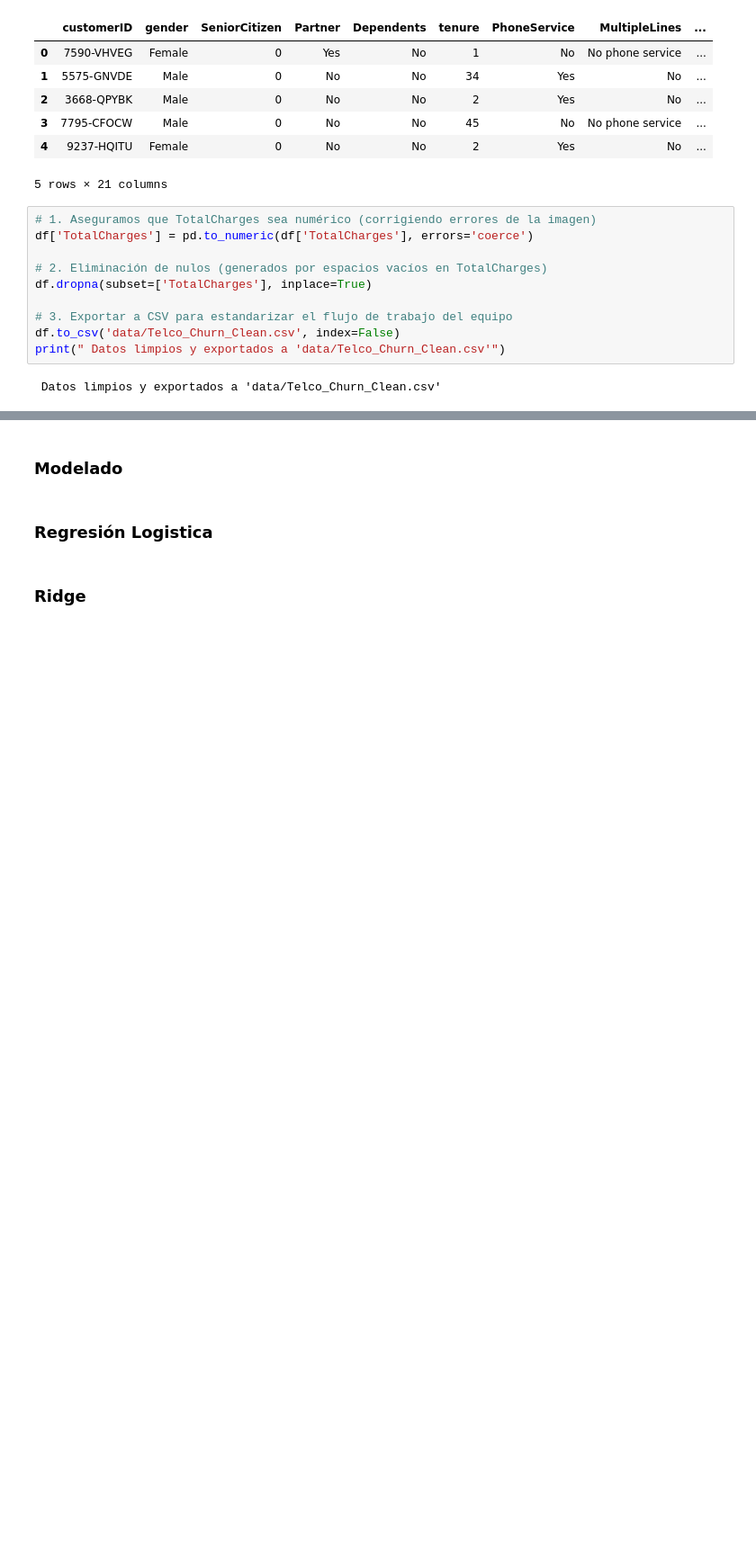
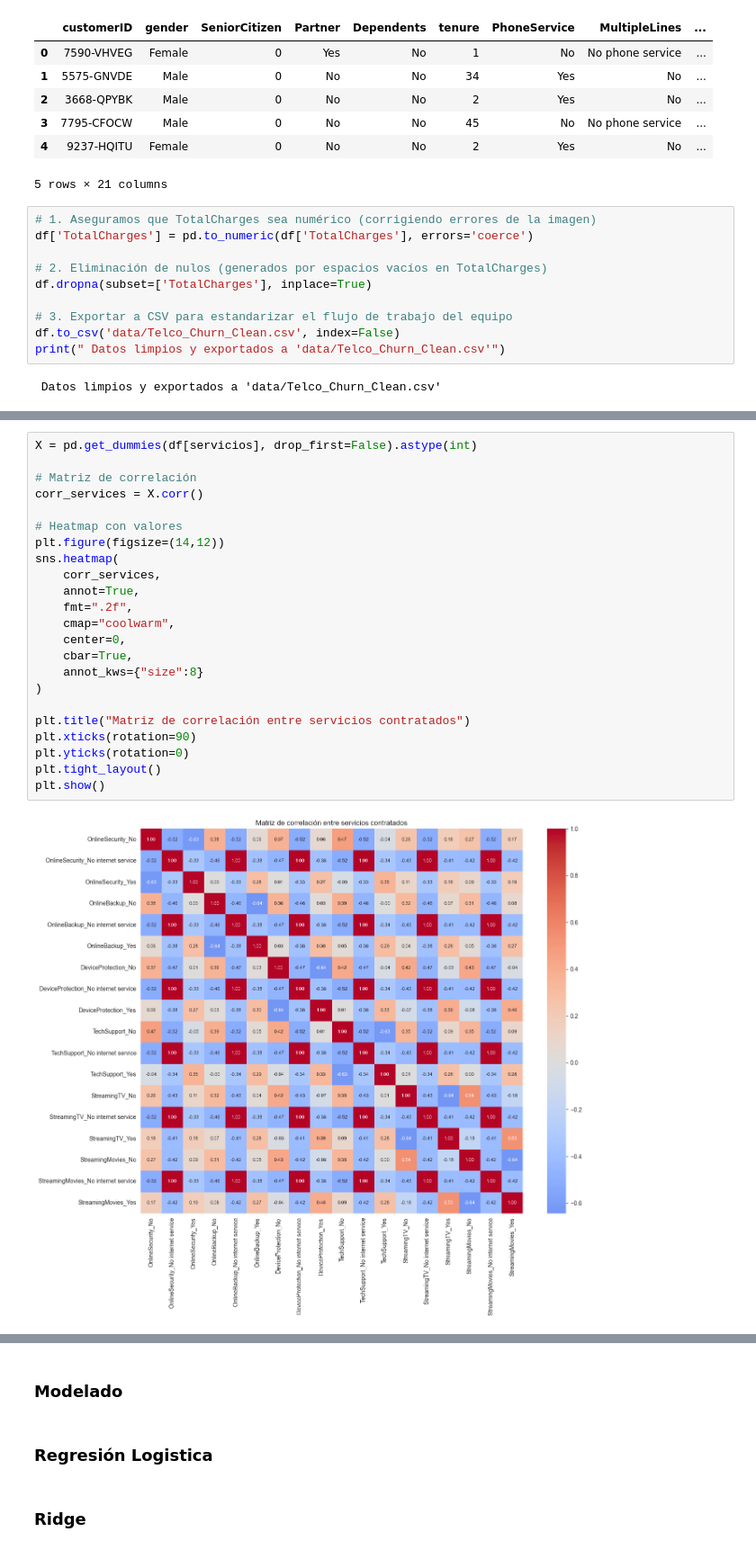
Before and after one commit to somexav/ciencia_datos_m2_practica4, a Jupyter notebook: CDD_G33_M2_P4_Equipo_9.ipynb, the cells around one changed output, grey strips where cells are left out. Shown at 90% size. Drawn from its saved outputs; the diff is of its cells as text; blank space fills up the shorter version.

```diff
--- a/CDD_G33_M2_P4_Equipo_9.ipynb
+++ b/CDD_G33_M2_P4_Equipo_9.ipynb
@@ -153,0 +337,25 @@ plt.show()
+# %%
+X = pd.get_dummies(df[servicios], drop_first=False).astype(int)
+
+# Matriz de correlación
+corr_services = X.corr()
+
+# Heatmap con valores
+plt.figure(figsize=(14,12))
+sns.heatmap(
+    corr_services,
+    annot=True,
+    fmt=".2f",
+    cmap="coolwarm",
+    center=0,
+    cbar=True,
+    annot_kws={"size":8}
+)
+
+plt.title("Matriz de correlación entre servicios contratados")
+plt.xticks(rotation=90)
+plt.yticks(rotation=0)
+plt.tight_layout()
+plt.show()
+# %% [output]
+[figure, added]
```
Also changed, not shown: parts of 17 cells of this notebook.
